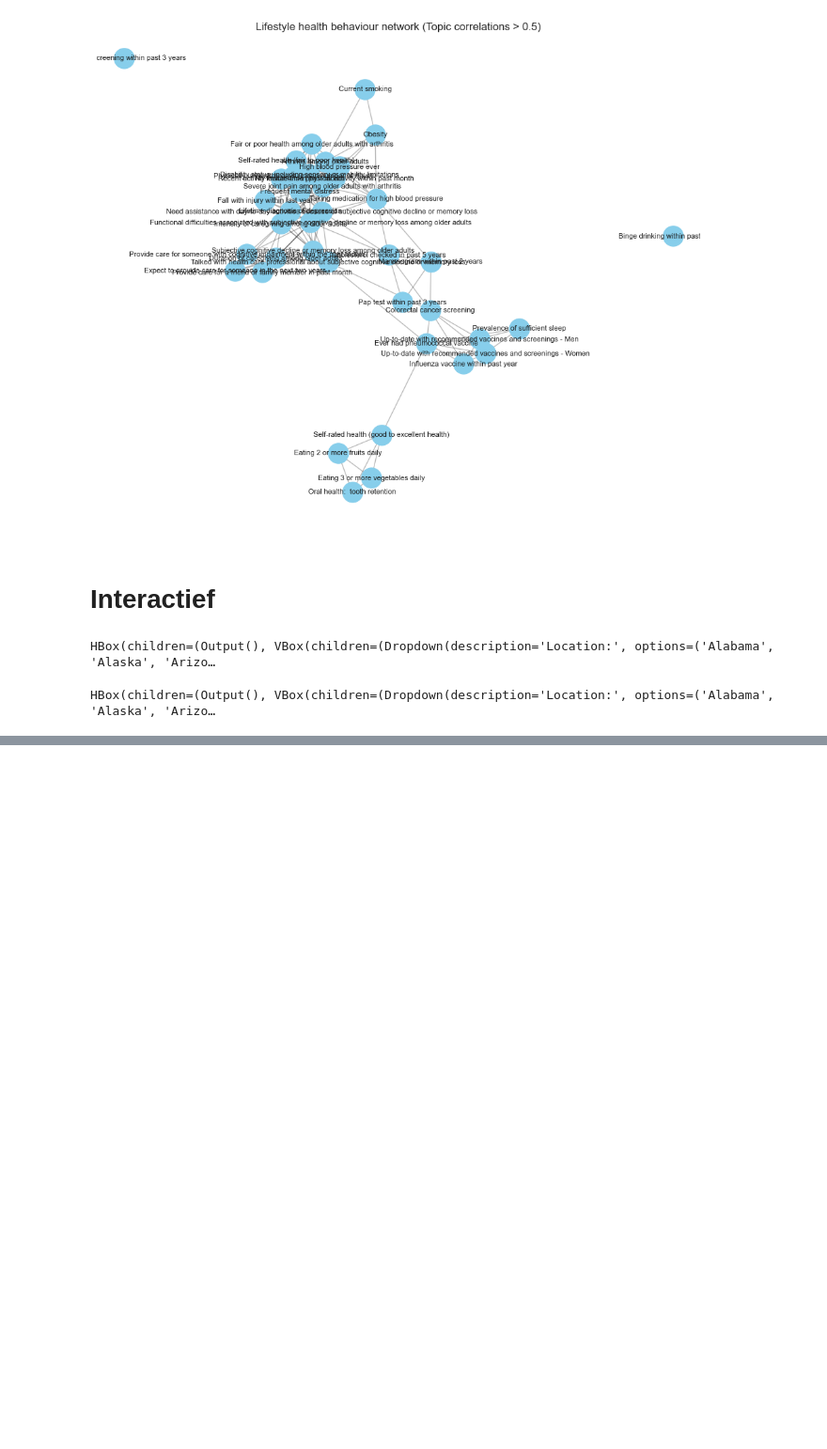
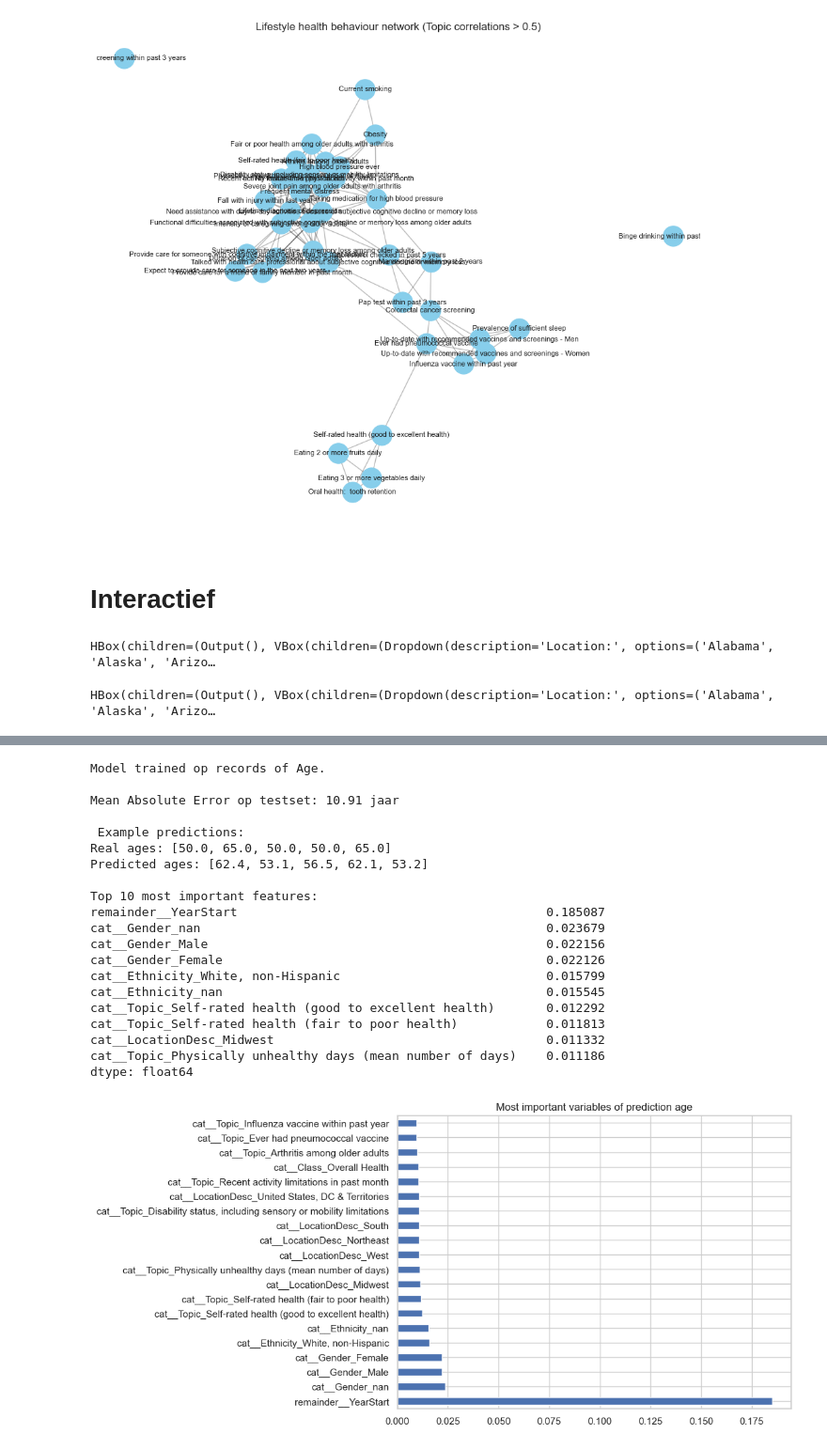
Before and after one commit to SimoneSanne/MSB1015-SV, a Jupyter notebook: Dataset 1 Alzheimer.ipynb, the cells around one changed output, grey strips where cells are left out. Shown at 94% size. Drawn from its saved outputs; the diff is of its cells as text; code cells hidden in the pictures; blank space fills up the shorter version.

```diff
--- a/Dataset 1 Alzheimer.ipynb
+++ b/Dataset 1 Alzheimer.ipynb
@@ -851,7 +873,7 @@ Alzheimers_pred_2['AgeNum'] = Alzheimers_pred_2['Age'].apply(extract_age)
 
 # Split data: met en zonder Age
 df_with_age = Alzheimers_pred_2.dropna(subset=['AgeNum'])
-df_missing_age = Alzheimers_pred_2[Alzheimers['AgeNum'].isna()]
+df_missing_age = Alzheimers_pred_2[Alzheimers_pred_2['AgeNum'].isna()]
 
 # Features + target
 X = df_with_age[['LocationDesc','Gender','Ethnicity','Class','Topic','YearStart']]
@@ -900,33 +922,55 @@ plt.title("Most important variables of prediction age")
 plt.show()
 
 # === Partial Dependence (gevoeligheid) ===
 #fig, ax = plt.subplots(figsize=(10, 6))
 #PartialDependenceDisplay.from_estimator(
 #    model, X_test, features=[-1],  # YearStart als voorbeeld (laatste kolom na encoding)
 #    ax=ax
 #)
 #plt.title("Partial dependence plot voor YearStart")
 #plt.show()
 
 # === Vergelijk verdelingen (met vs zonder Age) ===
 #print("\nAantal records mét Age:", len(df_with_age))
 #print("Aantal records zonder Age:", len(df_missing_age))
 
 #print("\nVerdeling Class (met Age):")
 #print(df_with_age['Class'].value_counts().head())
 
 #print("\nVerdeling Class (zonder Age):")
 #print(df_missing_age['Class'].value_counts().head())
 
 # === Stap 2: voorspellen voor rijen zonder Age ===
 #if not df_missing_age.empty:
  #   X_missing = df_missing_age[['LocationDesc','Gender','Ethnicity','Class','Topic','YearStart']]
  #   df_missing_age = df_missing_age.copy()  # waarschuwing vermijden
  #   df_missing_age['Predicted_Age'] = model.predict(X_missing)
  #   print(f"\nAantal voorspelde ontbrekende leeftijden: {len(df_missing_age)}")
  #   print(df_missing_age[['LocationDesc','Gender','Ethnicity','Class','Topic','Predicted_Age']].head())
 #else:
  #   print("\nGeen records met ontbrekende Age gevonden.")
+# %% [output]
+Model trained op records of Age.
+
+Mean Absolute Error op testset: 10.91 jaar
+
+ Example predictions:
+Real ages: [50.0, 65.0, 50.0, 50.0, 65.0]
+Predicted ages: [62.4, 53.1, 56.5, 62.1, 53.2]
+
+Top 10 most important features:
+remainder__YearStart                                          0.185087
+cat__Gender_nan                                               0.023679
+cat__Gender_Male                                              0.022156
+cat__Gender_Female                                            0.022126
+cat__Ethnicity_White, non-Hispanic                            0.015799
+cat__Ethnicity_nan                                            0.015545
+cat__Topic_Self-rated health (good to excellent health)       0.012292
+cat__Topic_Self-rated health (fair to poor health)            0.011813
+cat__LocationDesc_Midwest                                     0.011332
+cat__Topic_Physically unhealthy days (mean number of days)    0.011186
+dtype: float64
+[figure, added]
 # %%
 import pandas as pd
 import numpy as np
```
Also changed, not shown: parts of 3 cells of this notebook.
